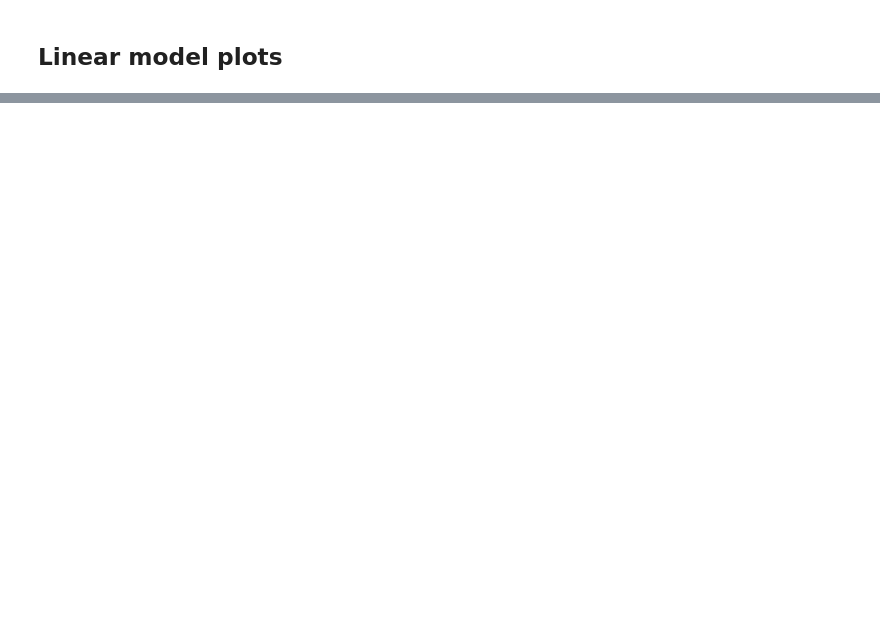
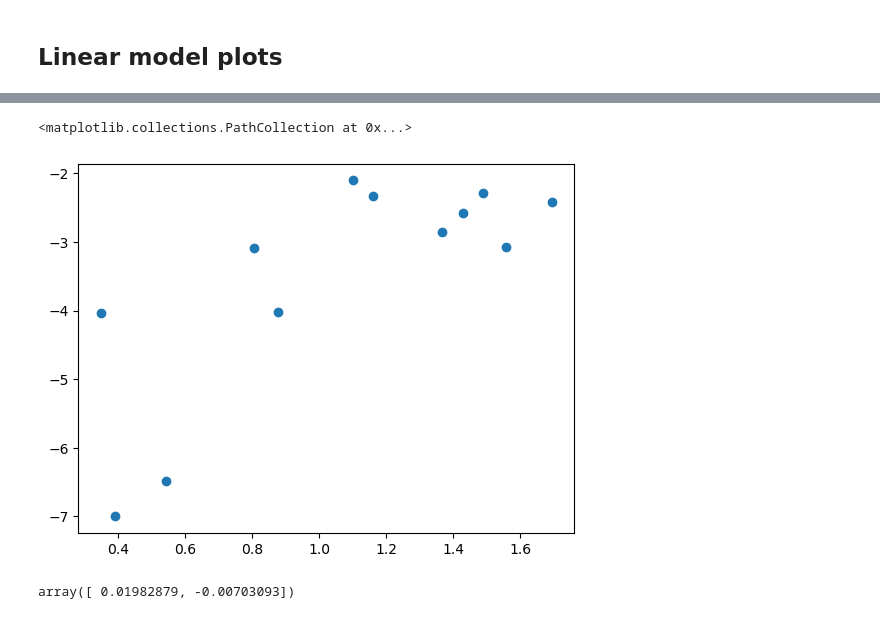
Before and after one commit to jcmontesherrera/Coralline-Algae-VIS-Spectra, a Jupyter notebook: notebooks/Correlation&LinearModels.ipynb, the cells around one changed output, grey strips where cells are left out. Drawn from its saved outputs; the diff is of its cells as text; code cells hidden in the pictures; blank space fills up the shorter version.

```diff
--- a/notebooks/Correlation&LinearModels.ipynb
+++ b/notebooks/Correlation&LinearModels.ipynb
@@ -179,0 +402,12 @@ plt.show()
+# %%
+plt.rcParams["figure.figsize"] = (12, 6) ## Matplotlib figure size
+
+plt.scatter(X_train, y_train, color = "red", label='observed values')
+plt.scatter(X_test, y_test, color = "blue", label='predicted values')
+plt.plot(X_train, regressor.predict(X_train), color = "green")
+plt.xlabel("AUC")
+plt.ylabel("PE_area")
+plt.legend()
+#plt.tight_layout()
+# plt.savefig(PATH_r + '/' +"model_plot_gg.png")
+plt.show()
@@ -179,0 +426,10 @@ plt.show()
+# %%
+plt.scatter(x=np.log(samples_df['AUC_PE563']), y=np.log(samples_df['PE_area']))
+# %% [output]
+<matplotlib.collections.PathCollection at 0x...>
+[figure, added]
+# %%
+reg = np.polyfit(samples_df['AUC_PE563'], samples_df['PE_area'], deg = 1)
+reg
+# %% [output]
+array([ 0.01982879, -0.00703093])
```
Also changed, not shown: parts of 82 cells of this notebook, 5 other files.
